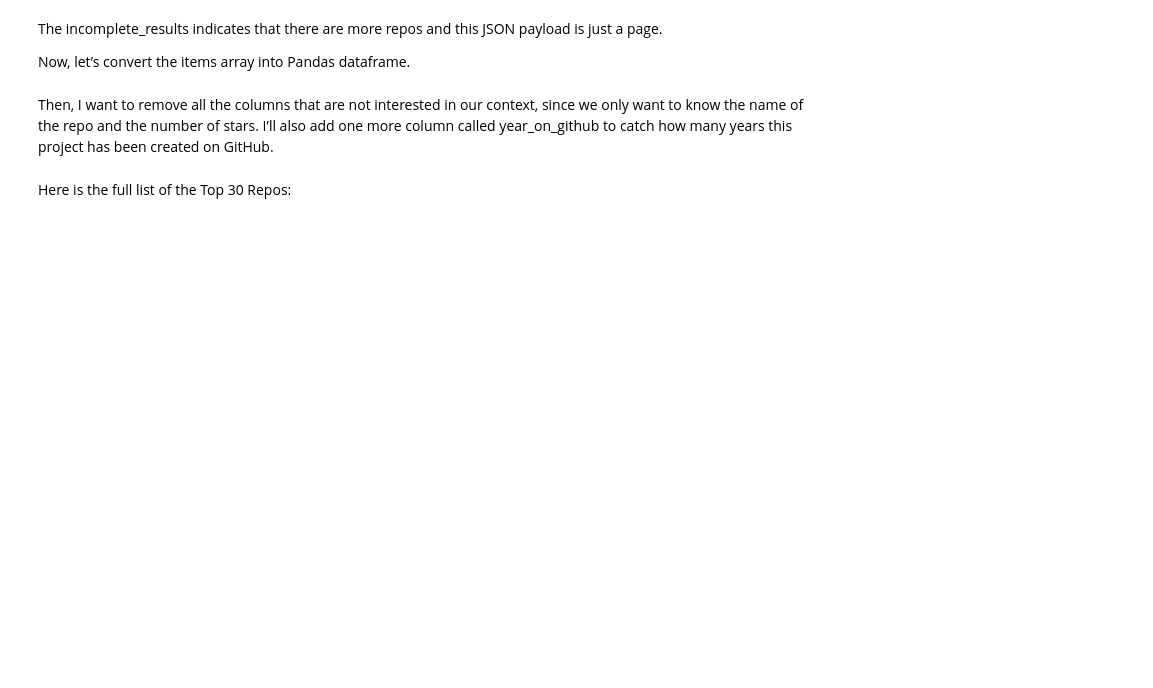
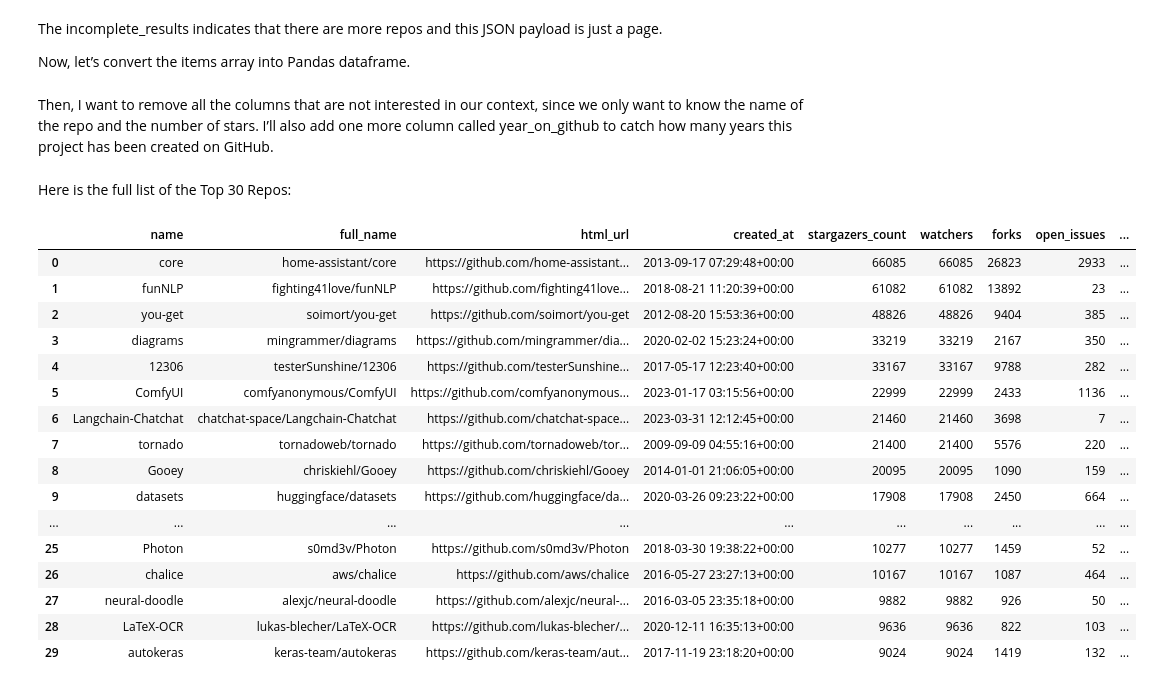
Before and after one commit to gjkaur/tricks_from_medium, a Jupyter notebook: find_github_repos_using_api.ipynb, the cells around one changed output. Cells and saved outputs as stored; diff of their text form; code cells hidden in the pictures; blank space fills up the shorter version.

```diff
--- a/find_github_repos_using_api.ipynb
+++ b/find_github_repos_using_api.ipynb
@@ -62,3 +64,23 @@ repo_df['created_year'] = repo_df['created_at'].dt.year
 repo_df['years_on_github'] = 2023 - repo_df['created_at'].dt.year
 # %% [markdown]
 Here is the full list of the Top 30 Repos:
+# %%
+repo_df
+# %% [output]
+|  | name | full_name | html_url | created_at | stargazers_count | watchers | forks | open_issues | ... |
+| 0 | core | home-assistant/core | https://github.com/home-assistant... | 2013-09-17 07:29:48+00:00 | 66085 | 66085 | 26823 | 2933 | ... |
+| 1 | funNLP | fighting41love/funNLP | https://github.com/fighting41love... | 2018-08-21 11:20:39+00:00 | 61082 | 61082 | 13892 | 23 | ... |
+| 2 | you-get | soimort/you-get | https://github.com/soimort/you-get | 2012-08-20 15:53:36+00:00 | 48826 | 48826 | 9404 | 385 | ... |
+| 3 | diagrams | mingrammer/diagrams | https://github.com/mingrammer/dia... | 2020-02-02 15:23:24+00:00 | 33219 | 33219 | 2167 | 350 | ... |
+| 4 | 12306 | testerSunshine/12306 | https://github.com/testerSunshine... | 2017-05-17 12:23:40+00:00 | 33167 | 33167 | 9788 | 282 | ... |
+| 5 | ComfyUI | comfyanonymous/ComfyUI | https://github.com/comfyanonymous... | 2023-01-17 03:15:56+00:00 | 22999 | 22999 | 2433 | 1136 | ... |
+| 6 | Langchain-Chatchat | chatchat-space/Langchain-Chatchat | https://github.com/chatchat-space... | 2023-03-31 12:12:45+00:00 | 21460 | 21460 | 3698 | 7 | ... |
+| 7 | tornado | tornadoweb/tornado | https://github.com/tornadoweb/tor... | 2009-09-09 04:55:16+00:00 | 21400 | 21400 | 5576 | 220 | ... |
+| 8 | Gooey | chriskiehl/Gooey | https://github.com/chriskiehl/Gooey | 2014-01-01 21:06:05+00:00 | 20095 | 20095 | 1090 | 159 | ... |
+| 9 | datasets | huggingface/datasets | https://github.com/huggingface/da... | 2020-03-26 09:23:22+00:00 | 17908 | 17908 | 2450 | 664 | ... |
+| ... | ... | ... | ... | ... | ... | ... | ... | ... | ... |
+| 25 | Photon | s0md3v/Photon | https://github.com/s0md3v/Photon | 2018-03-30 19:38:22+00:00 | 10277 | 10277 | 1459 | 52 | ... |
+| 26 | chalice | aws/chalice | https://github.com/aws/chalice | 2016-05-27 23:27:13+00:00 | 10167 | 10167 | 1087 | 464 | ... |
+| 27 | neural-doodle | alexjc/neural-doodle | https://github.com/alexjc/neural-... | 2016-03-05 23:35:18+00:00 | 9882 | 9882 | 926 | 50 | ... |
+| 28 | LaTeX-OCR | lukas-blecher/LaTeX-OCR | https://github.com/lukas-blecher/... | 2020-12-11 16:35:13+00:00 | 9636 | 9636 | 822 | 103 | ... |
+| 29 | autokeras | keras-team/autokeras | https://github.com/keras-team/aut... | 2017-11-19 23:18:20+00:00 | 9024 | 9024 | 1419 | 132 | ... |
```
Also changed, not shown: parts of 3 cells of this notebook.
